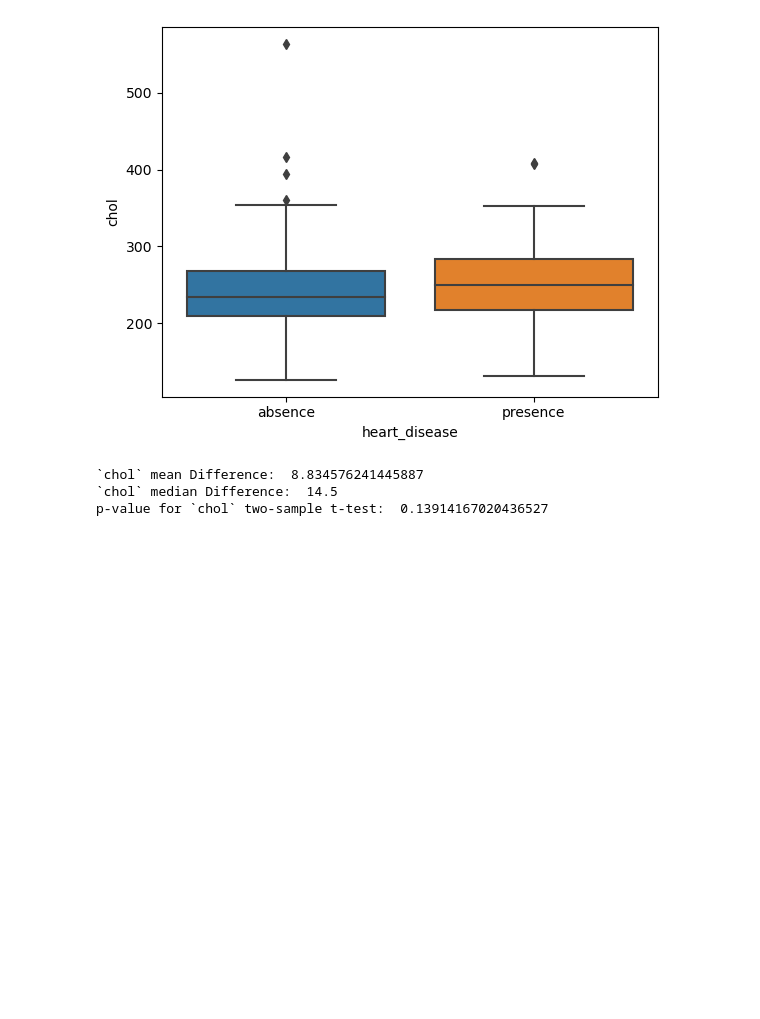
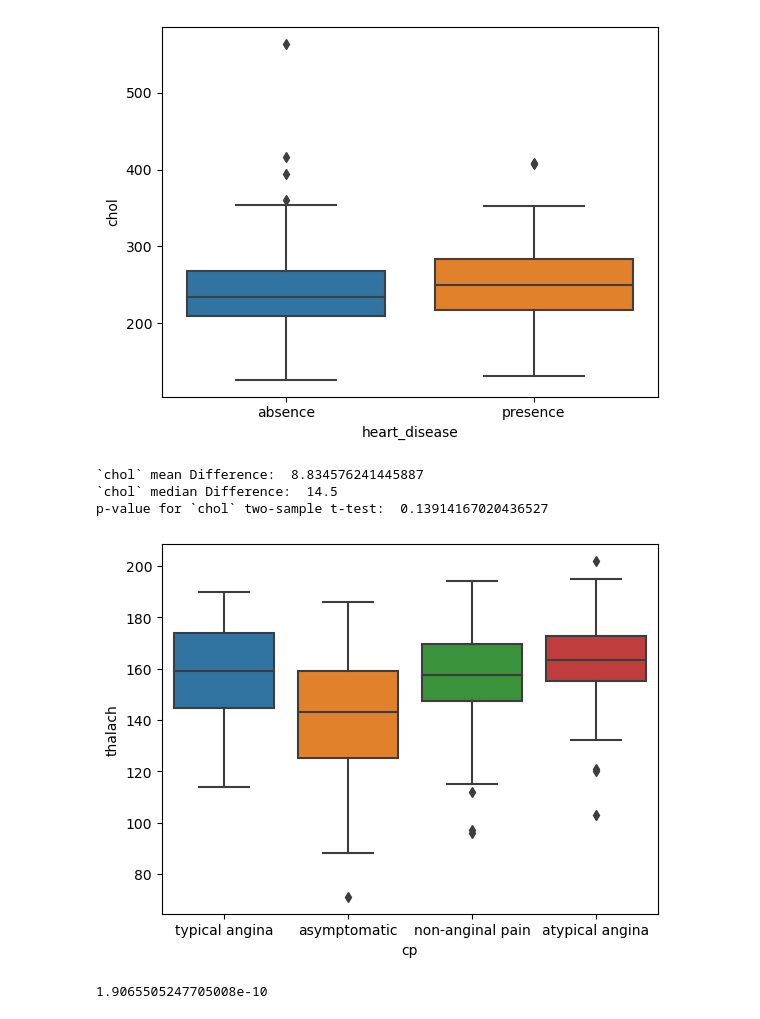
Before and after one commit to fatemehaa/DS-ML-Git-Projects, a Jupyter notebook: Heart Disease Research Part II/heart-disease-research-part-2.ipynb, the cells around one changed output. Cells and saved outputs as stored; diff of their text form; code cells hidden in the pictures; blank space fills up the shorter version.

Commit message:
Chest pain and max heart rate anaylsis

```diff
--- a/Heart Disease Research Part II/heart-disease-research-part-2.ipynb
+++ b/Heart Disease Research Part II/heart-disease-research-part-2.ipynb
@@ -104,3 +105,10 @@ print('p-value for `chol` two-sample t-test: ', pval)
 `chol` mean Difference:  8.834576241445887
 `chol` median Difference:  14.5
 p-value for `chol` two-sample t-test:  0.13914167020436527
+# %%
+# boxplot of 'thalach' based on 'cp'
+plt.clf()
+sns.boxplot(x = heart.cp, y = heart.thalach)
+plt.show()
+# %% [output]
+[figure, added]
@@ -106,0 +121,6 @@ p-value for `chol` two-sample t-test:  0.13914167020436527
+# %%
+# hypothesis test based on 'thalach' and 'cp'
+fstat, pval = f_oneway(thalach_typical, thalach_asymptom, thalach_nonangin, thalach_atypical)
+print(pval)
+# %% [output]
+1.9065505247705008e-10
```
Also changed, not shown: parts of 3 cells of this notebook.
